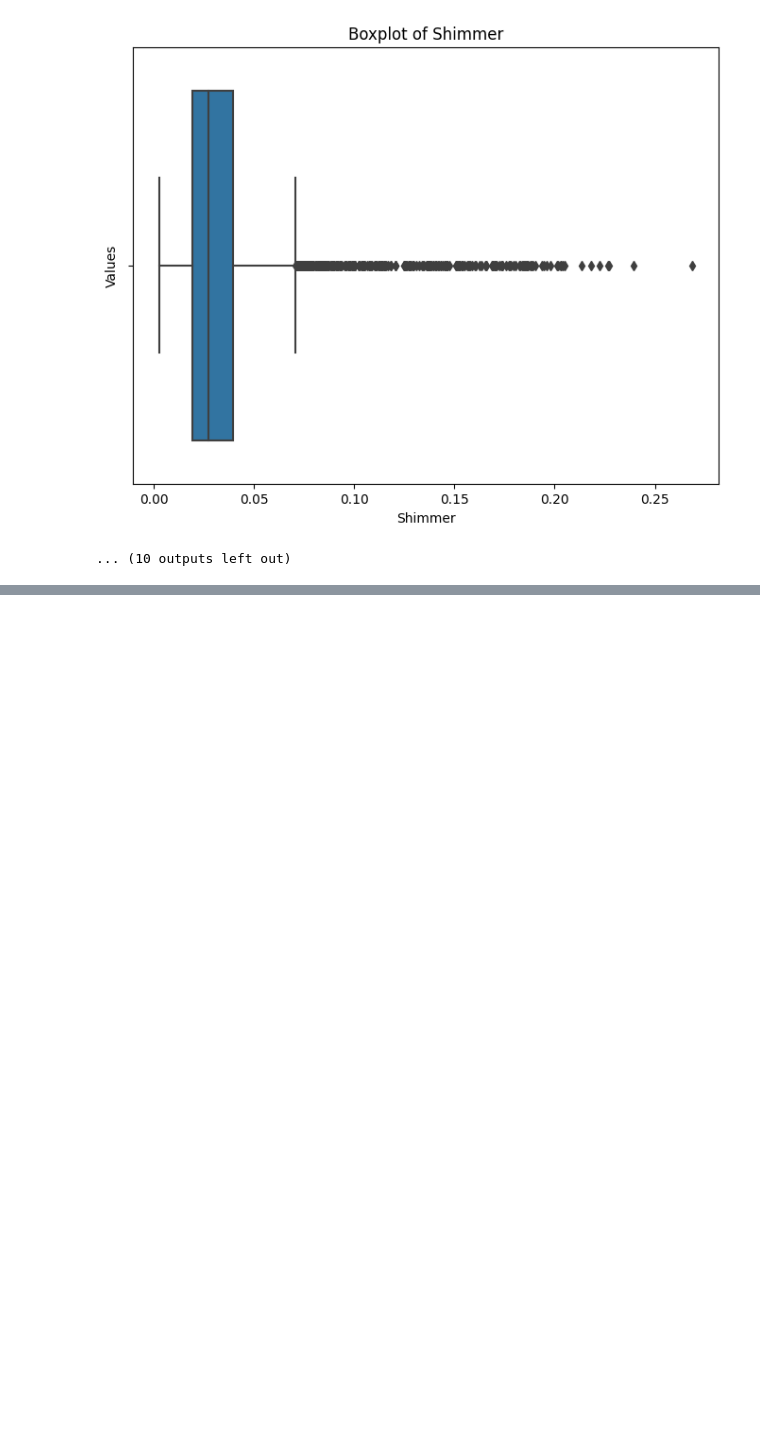
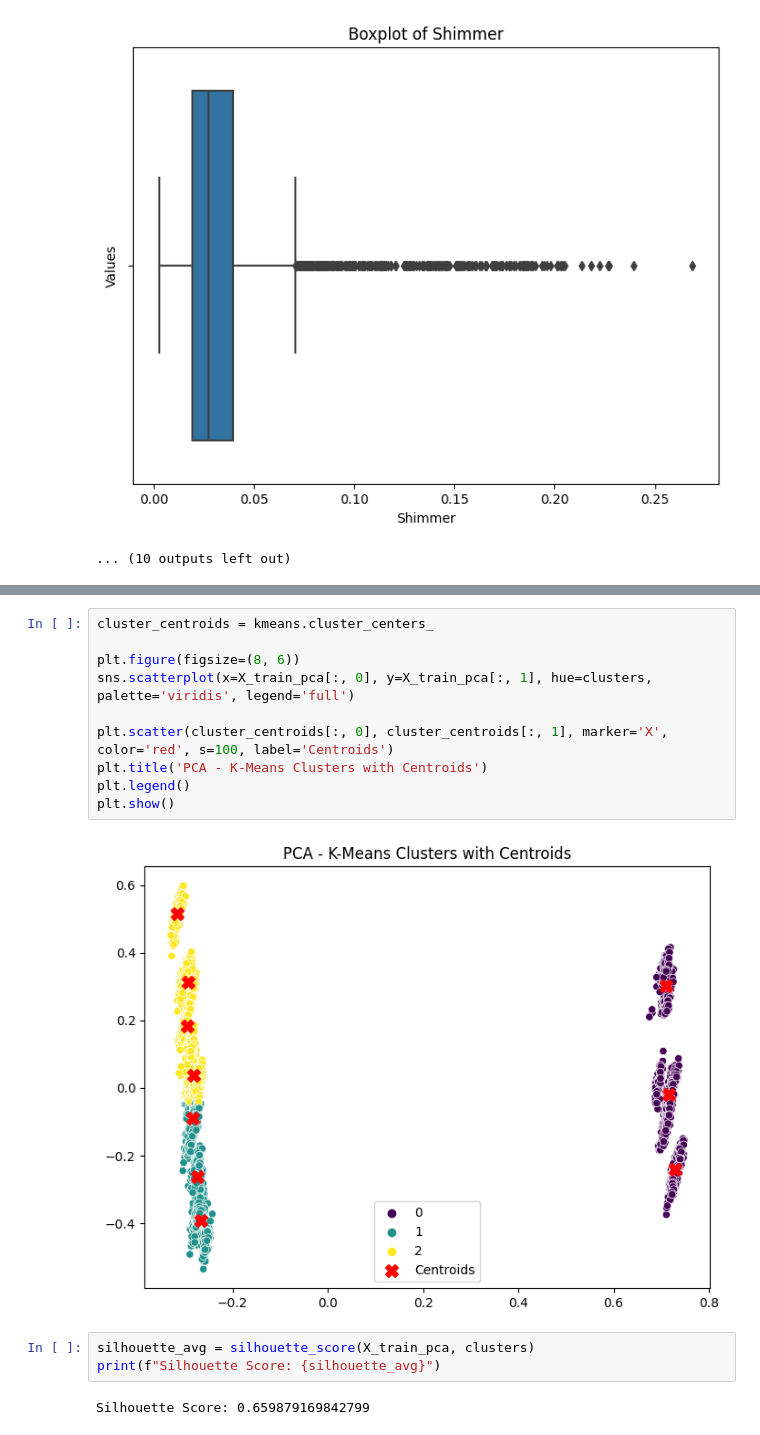
Before and after one commit to behnazrzf/Parkinson-s_Telemonitoring, a Jupyter notebook: EDA.ipynb, the cells around one changed output, grey strips where cells are left out. Cells and saved outputs as stored; diff of their text form; blank space fills up the shorter version.

```diff
--- a/EDA.ipynb
+++ b/EDA.ipynb
@@ -39,0 +99,17 @@ for feature in numeric_columns:
+# %%
+cluster_centroids = kmeans.cluster_centers_
+
+plt.figure(figsize=(8, 6))
+sns.scatterplot(x=X_train_pca[:, 0], y=X_train_pca[:, 1], hue=clusters, palette='viridis', legend='full')
+
+plt.scatter(cluster_centroids[:, 0], cluster_centroids[:, 1], marker='X', color='red', s=100, label='Centroids')
+plt.title('PCA - K-Means Clusters with Centroids')
+plt.legend()
+plt.show()
+# %% [output]
+[figure, added]
+# %%
+silhouette_avg = silhouette_score(X_train_pca, clusters)
+print(f"Silhouette Score: {silhouette_avg}")
+# %% [output]
+Silhouette Score: 0.659879169842799
```
Also changed, not shown: parts of 15 cells of this notebook, 6 other files.
